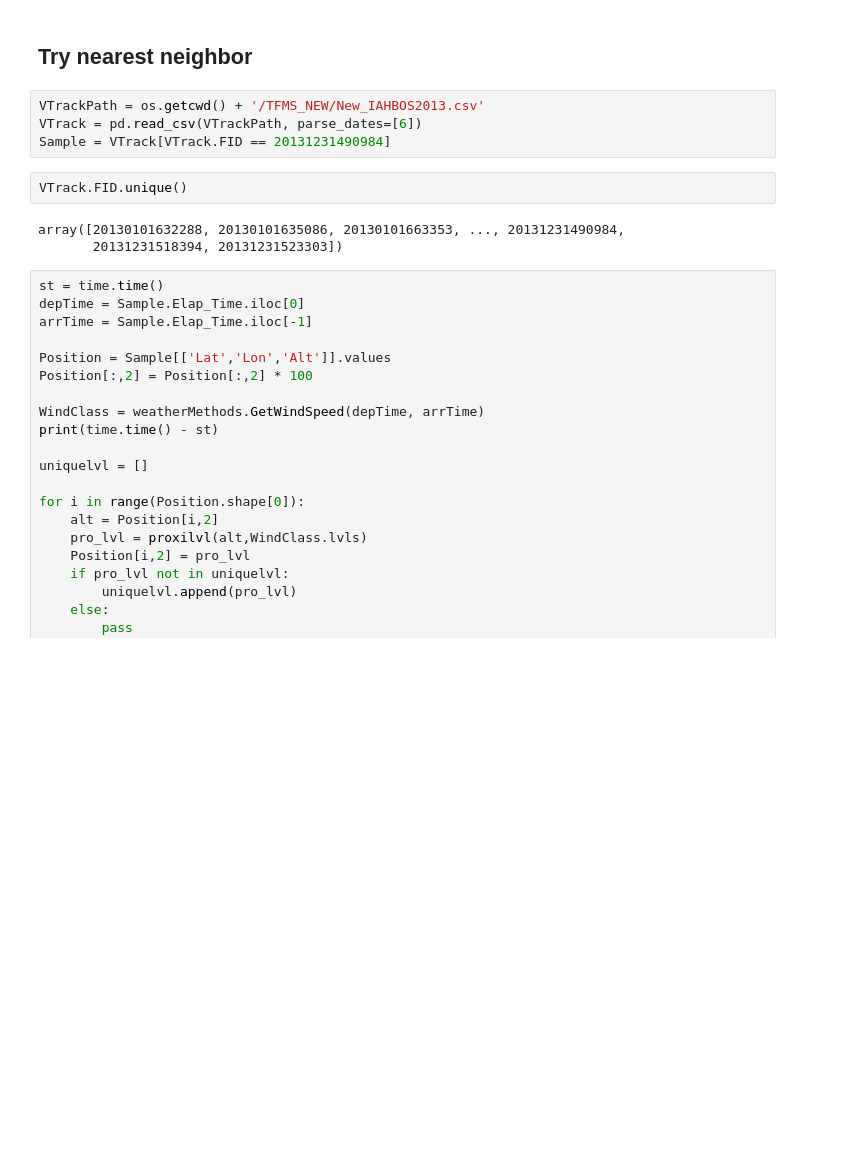
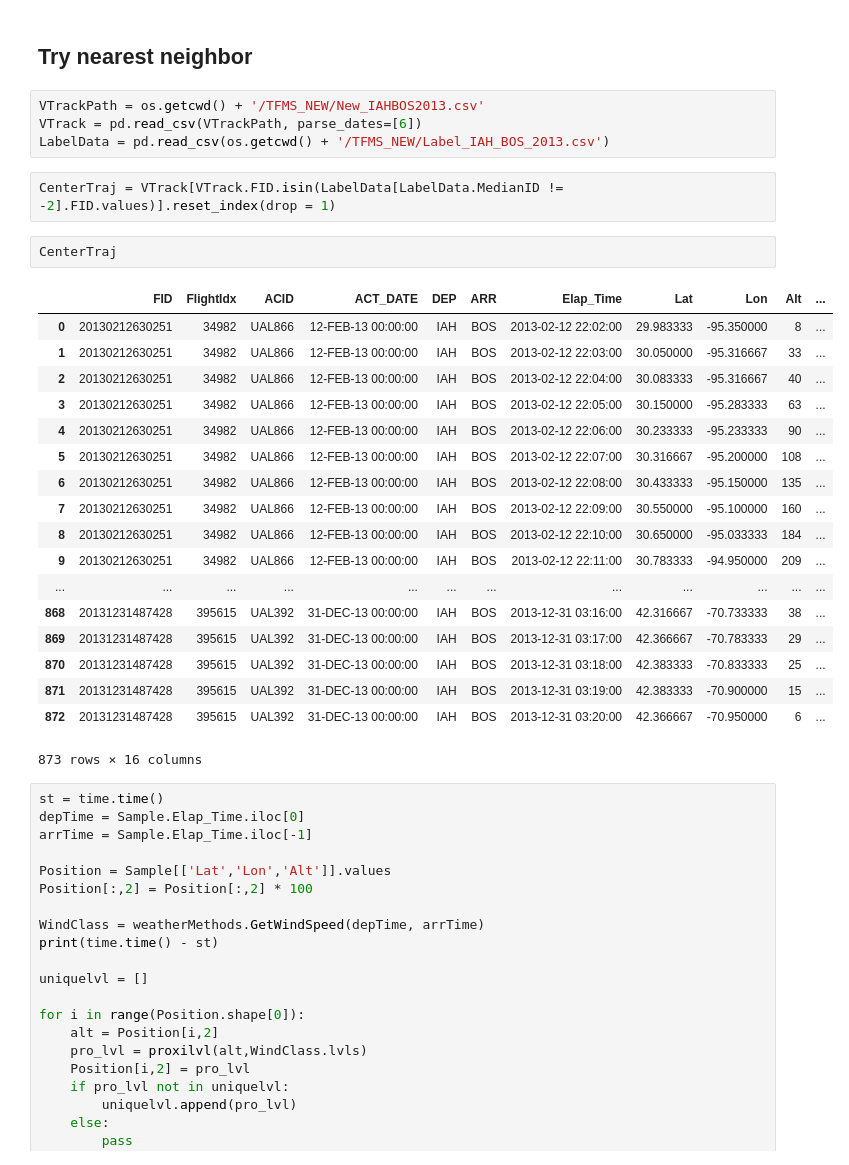
Before and after one commit to JeromeBlanchet/Wind_Mining, a Jupyter notebook: WindData_Debug.ipynb, the cells around one changed output. Saved outputs shown, nothing was run; the diff lists cells and outputs as text; blank space fills up the shorter version.

```diff
--- a/WindData_Debug.ipynb
+++ b/WindData_Debug.ipynb
@@ -236,12 +240,30 @@ getsizeof(Winds[0][0][WindClass.lvls[uniquelvl[i]]].data(lat1 = 29.983, lat2 = 4
 # %%
 VTrackPath = os.getcwd() + '/TFMS_NEW/New_IAHBOS2013.csv'
 VTrack = pd.read_csv(VTrackPath, parse_dates=[6])
-Sample = VTrack[VTrack.FID == 20131231490984]
+LabelData = pd.read_csv(os.getcwd() + '/TFMS_NEW/Label_IAH_BOS_2013.csv')
-# %%
-VTrack.FID.unique()
-# %% [output]
-array([20130101632288, 20130101635086, 20130101663353, ..., 20131231490984,
-       20131231518394, 20131231523303])
+# %%
+CenterTraj = VTrack[VTrack.FID.isin(LabelData[LabelData.MedianID != -2].FID.values)].reset_index(drop = 1)
+# %%
+CenterTraj
+# %% [output]
+|  | FID | FlightIdx | ACID | ACT_DATE | DEP | ARR | Elap_Time | Lat | Lon | Alt | ... |
+| 0 | 20130212630251 | 34982 | UAL866 | 12-FEB-13 00:00:00 | IAH | BOS | 2013-02-12 22:02:00 | 29.983333 | -95.350000 | 8 | ... |
+| 1 | 20130212630251 | 34982 | UAL866 | 12-FEB-13 00:00:00 | IAH | BOS | 2013-02-12 22:03:00 | 30.050000 | -95.316667 | 33 | ... |
+| 2 | 20130212630251 | 34982 | UAL866 | 12-FEB-13 00:00:00 | IAH | BOS | 2013-02-12 22:04:00 | 30.083333 | -95.316667 | 40 | ... |
+| 3 | 20130212630251 | 34982 | UAL866 | 12-FEB-13 00:00:00 | IAH | BOS | 2013-02-12 22:05:00 | 30.150000 | -95.283333 | 63 | ... |
+| 4 | 20130212630251 | 34982 | UAL866 | 12-FEB-13 00:00:00 | IAH | BOS | 2013-02-12 22:06:00 | 30.233333 | -95.233333 | 90 | ... |
+| 5 | 20130212630251 | 34982 | UAL866 | 12-FEB-13 00:00:00 | IAH | BOS | 2013-02-12 22:07:00 | 30.316667 | -95.200000 | 108 | ... |
+| 6 | 20130212630251 | 34982 | UAL866 | 12-FEB-13 00:00:00 | IAH | BOS | 2013-02-12 22:08:00 | 30.433333 | -95.150000 | 135 | ... |
+| 7 | 20130212630251 | 34982 | UAL866 | 12-FEB-13 00:00:00 | IAH | BOS | 2013-02-12 22:09:00 | 30.550000 | -95.100000 | 160 | ... |
+| 8 | 20130212630251 | 34982 | UAL866 | 12-FEB-13 00:00:00 | IAH | BOS | 2013-02-12 22:10:00 | 30.650000 | -95.033333 | 184 | ... |
+| 9 | 20130212630251 | 34982 | UAL866 | 12-FEB-13 00:00:00 | IAH | BOS | 2013-02-12 22:11:00 | 30.783333 | -94.950000 | 209 | ... |
+| ... | ... | ... | ... | ... | ... | ... | ... | ... | ... | ... | ... |
+| 868 | 20131231487428 | 395615 | UAL392 | 31-DEC-13 00:00:00 | IAH | BOS | 2013-12-31 03:16:00 | 42.316667 | -70.733333 | 38 | ... |
+| 869 | 20131231487428 | 395615 | UAL392 | 31-DEC-13 00:00:00 | IAH | BOS | 2013-12-31 03:17:00 | 42.366667 | -70.783333 | 29 | ... |
+| 870 | 20131231487428 | 395615 | UAL392 | 31-DEC-13 00:00:00 | IAH | BOS | 2013-12-31 03:18:00 | 42.383333 | -70.833333 | 25 | ... |
+| 871 | 20131231487428 | 395615 | UAL392 | 31-DEC-13 00:00:00 | IAH | BOS | 2013-12-31 03:19:00 | 42.383333 | -70.900000 | 15 | ... |
+| 872 | 20131231487428 | 395615 | UAL392 | 31-DEC-13 00:00:00 | IAH | BOS | 2013-12-31 03:20:00 | 42.366667 | -70.950000 | 6 | ... |
+873 rows × 16 columns
 # %%
 st = time.time()
 depTime = Sample.Elap_Time.iloc[0]
```
Also changed, not shown: parts of 3 cells of this notebook.
